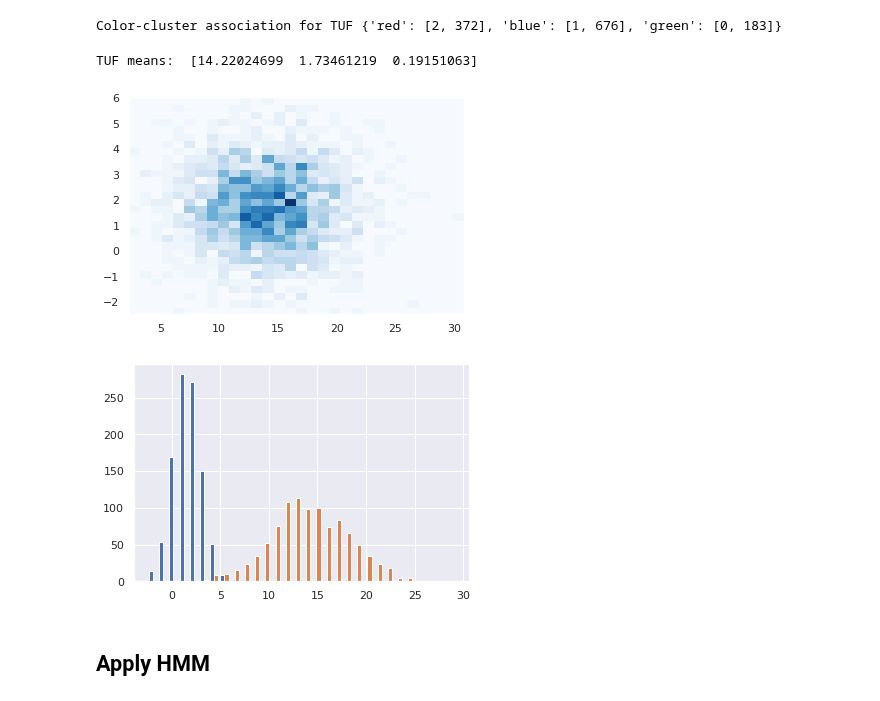
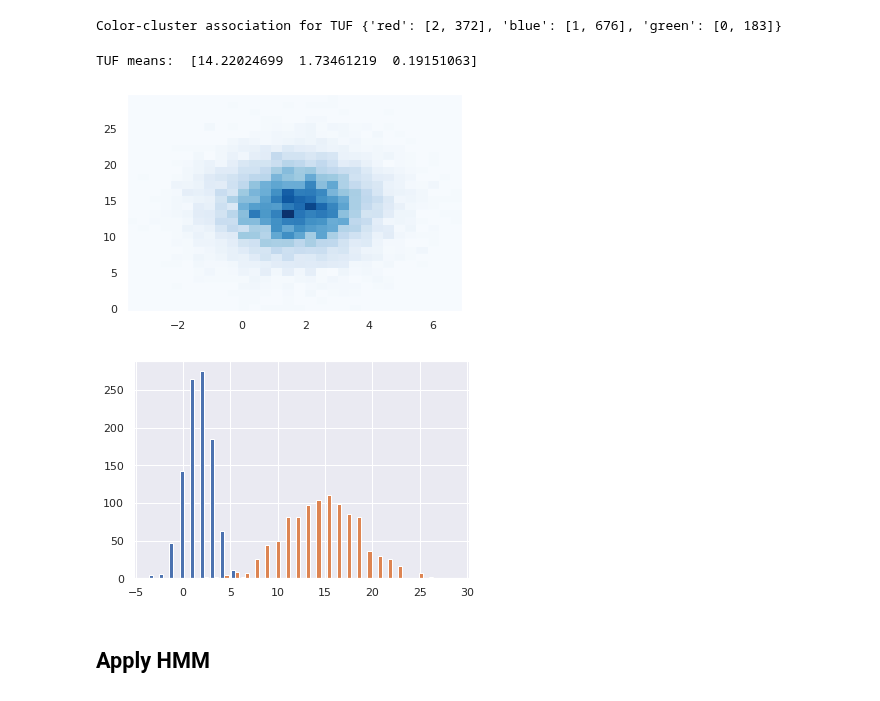
Before and after one commit to pockerman/hidden_markov_modeling, a Jupyter notebook: stories/story_15.ipynb, the cells around one changed output. Drawn from its saved outputs; the diff is of its cells as text; code cells hidden in the pictures.

```diff
--- a/stories/story_15.ipynb
+++ b/stories/story_15.ipynb
@@ -246,8 +246,21 @@ for state in states_map:
     state_dist = MultivariateGaussianDistribution(means=mu,
                                                   covariance=cov)
 
+    if state == "Duplication":
+        min_ = 0.0
+        max_ = 65.0
+    elif state == "Normal-I":
+        min_ = 0.0
+        max_ = 35.0
+    elif state == "Normal-II":
+        min_ = 0.0
+        max_ = 45.0
+    elif state == 'Deletion':
+        min_ = -2.0
+        max_ = 5.0
+
     n_bins = 30
-    samples = state_dist.sample(n=2000)
+    samples = state_dist.sample(n=10000)
     xdata = samples[:,[0]]
     ydata = samples[:,[1]]
 
@@ -256,10 +269,10 @@ for state in states_map:
     #print(samples)
     plt.hist2d(x, y,
                  bins=[n_bins, n_bins], cmap='Blues', density=False,
-                 cmax=1000,
-                 cmin=0,
-                 alpha=0.99,)
-                 #range=((min_, max_), (min_, max_)))
+                 #cmax=1000,
+                 #cmin=0,
+                 alpha=0.99,
+                 range=((min_, max_), (min_, max_)))
 
     plt.show()
     state_dist.plot(bins=n_bins)
@@ -329,39 +342,42 @@ tuf_cov = gmm_tuf.covariances_
 
 tuf_mu_no_wga = tuf_means[tuf_idx][0]
 tuf_mu_wga = tuf_means[tuf_idx][1]
 tuf_mu = np.array([tuf_mu_wga, tuf_mu_no_wga])
 tuf_cov = tuf_cov[tuf_idx]
 tuf_cov = np.array([[tuf_cov[1], 0.0], [0.0, tuf_cov[0]]])
 name = "TUF"
 tuf_dist = MultivariateGaussianDistribution(means=tuf_mu,
                                             covariance=tuf_cov)
 
+#min_ = 0.0
+#max_ = 70.0
+
 n_bins = 30
-samples = tuf_dist.sample(n=2000)
+samples = tuf_dist.sample(n=10000)
 xdata = samples[:,[0]]
 ydata = samples[:,[1]]
 
 x = [item[0] for item in xdata]
 y = [item[0] for item in ydata]
     #print(samples)
-plt.hist2d(y, x,
+plt.hist2d(x, y,
            bins=[n_bins, n_bins], cmap='Blues', density=False,
            cmax=1000,
            cmin=0,
-           alpha=0.99,)
-                 #range=((min_, max_), (min_, max_)))
+           alpha=0.99)
+           #range=((min(y), max(y)), (min(y), max(y))))
 
 plt.show()
 tuf_dist.plot(bins=n_bins)
 plt.show()
 
 states[name]  = State(tuf_dist, name=name)
 
 #print(states[name])
 # %% [output]
 TUF means:  [14.22024699  1.73461219  0.19151063]
-[figure, old version]
+[figure, new version]
-[figure, old version]
+[figure, new version]
 # %% [markdown]
 ## Apply HMM
 # %%
```
Also changed, not shown: parts of 4 cells of this notebook.
